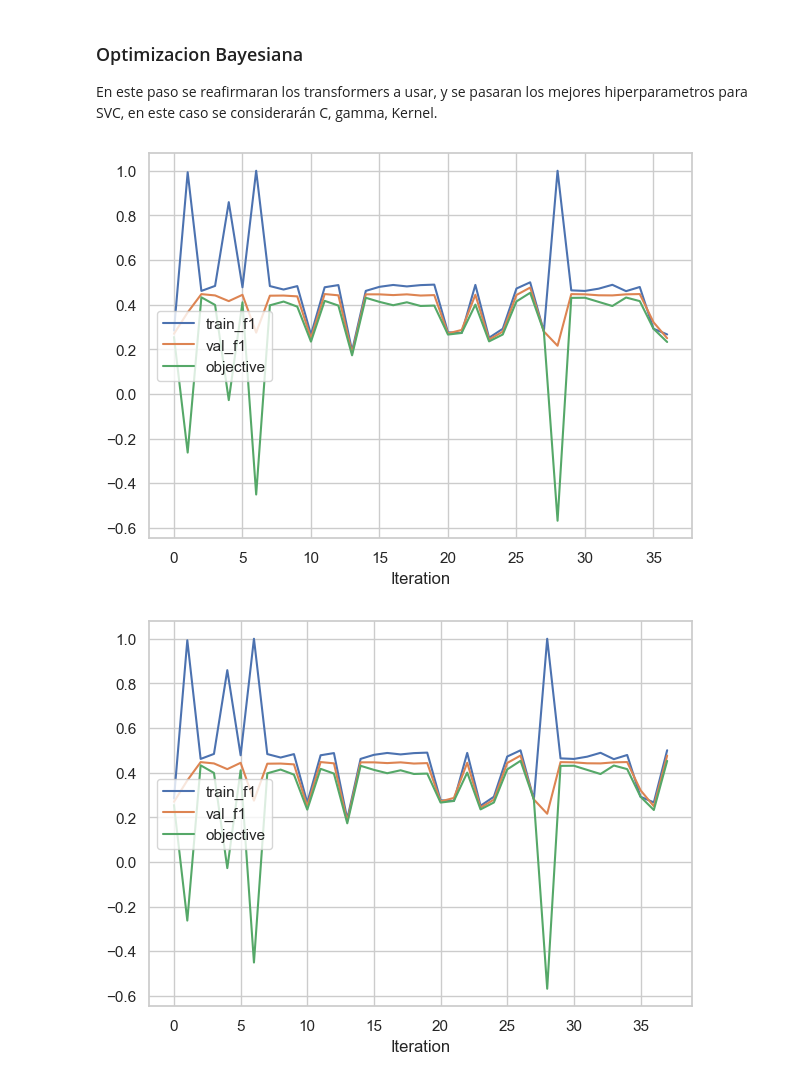
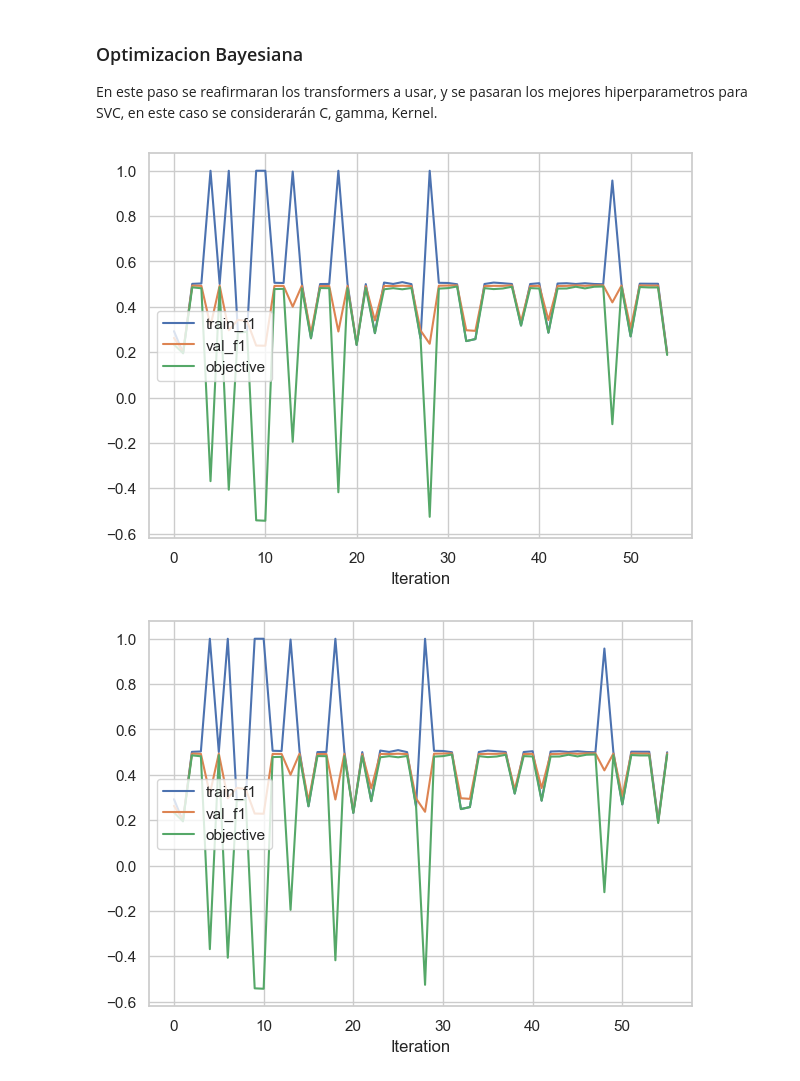
Before and after one commit to carlosjara/MCD_FAII, a Jupyter notebook: FAII/Talleres/Taller_Practico/4_optimization/SVC_Optimization.ipynb, the cells around one changed output. Saved outputs shown, nothing was run; the diff lists cells and outputs as text; code cells hidden in the pictures.

```diff
--- a/FAII/Talleres/Taller_Practico/4_optimization/SVC_Optimization.ipynb
+++ b/FAII/Talleres/Taller_Practico/4_optimization/SVC_Optimization.ipynb
@@ -121,7 +123,7 @@ X, y = df.drop(columns="Target"), df["Target"]
 # %% [markdown]
 ### Protocolo de evaluacion [holdout]
 # %%
-X_train, X_test, y_train, y_test = train_test_split(X, y, test_size=0.2, random_state=42)
+X_train, X_test, y_train, y_test = train_test_split(X, y, test_size=0.15, random_state=42)
 # %% [markdown]
 ### Definicion de tipos de variables
 # %%
@@ -218,7 +220,7 @@ def train_and_evaluate(
     kernel_SVC
 
 ) -> float:
-    scaler_cls = StandardScaler if scaler_choice > 0.5 else MinMaxScaler
+    scaler_cls = StandardScaler if scaler_choice < 0.33 else (MinMaxScaler if scaler_choice < 0.67 else RobustScaler)
     imputer_strategy = "mean" if imputer_strategy > 0.5 else "median"
     if knn_imputer > 0.5:
         imputer = KNNImputer(n_neighbors=int(knn_imputer_k))
@@ -309,7 +311,7 @@ pbounds = dict(
     imputer_strategy=(0, 1),
     knn_imputer=(0,1),
     knn_imputer_k=(3, 10),
-    SVC_C=(0.001, 10),
+    SVC_C=(0.001, 100),
     SVC_gamma=(0,5),
     kernel_SVC=(0,1)
 
@@ -324,16 +326,16 @@ optimizer = BayesianOptimization(
 # %%
 logger = JSONLogger(path="./logs.json")
 optimizer.subscribe(Events.OPTIMIZATION_STEP, logger)
 
 optimizer.maximize(
-    n_iter=32,
+    n_iter=50,
 )
 # %% [output]
-[figure, old version]
+[figure, new version]
 # %%
 best_model, best_result = train_and_evaluate(**optimizer.max["params"])
 # %% [output]
-[figure, old version]
+[figure, new version]
 # %%
 best_model.fit(X, y)
 # %% [output]
```
Also changed, not shown: parts of 4 cells of this notebook, 7 other files.
